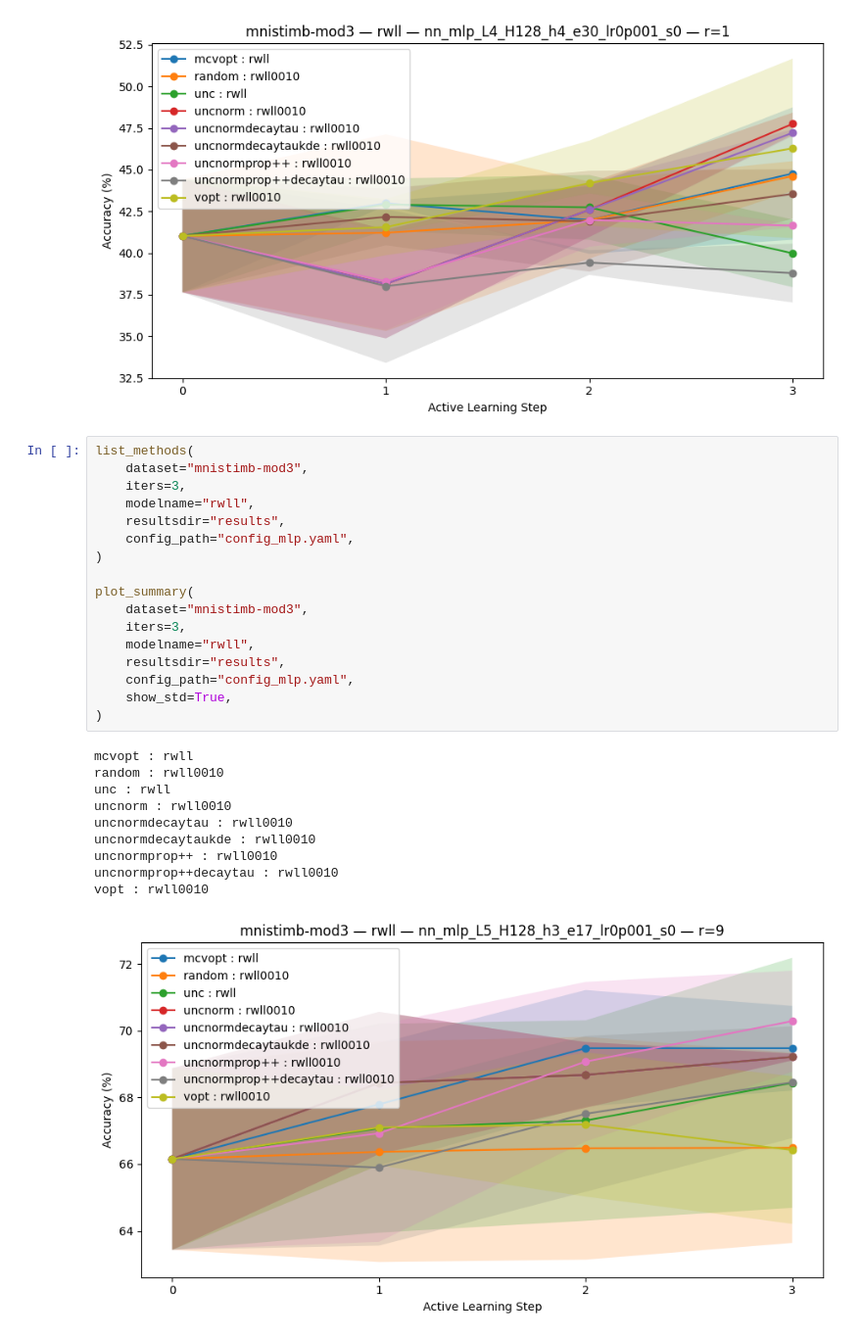
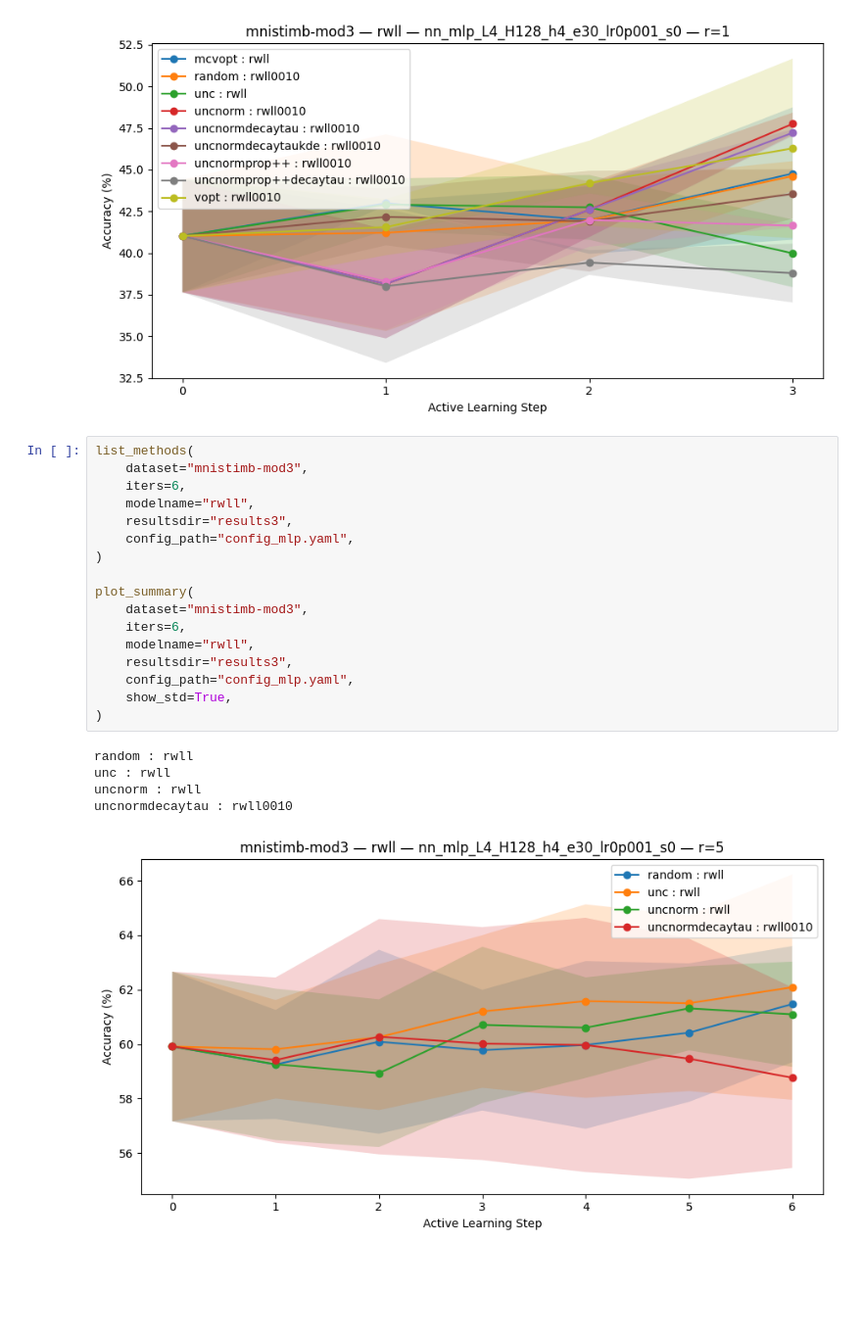
Before and after one commit to mward19/rwll_active_learning, a Jupyter notebook: current_plotting.ipynb, the cells around one changed output. Shown at 98% size. Drawn from its saved outputs; the diff is of its cells as text; blank space fills up the shorter version.

Commit message:
updated config and plotting examples

```diff
--- a/current_plotting.ipynb
+++ b/current_plotting.ipynb
@@ -87,28 +31,23 @@ vopt : rwll0010
 # %%
 list_methods(
     dataset="mnistimb-mod3",
-    iters=3,
+    iters=6,
     modelname="rwll",
-    resultsdir="results",
+    resultsdir="results3",
     config_path="config_mlp.yaml",
 )
 
 plot_summary(
     dataset="mnistimb-mod3",
-    iters=3,
+    iters=6,
     modelname="rwll",
-    resultsdir="results",
+    resultsdir="results3",
     config_path="config_mlp.yaml",
     show_std=True,
 )
 # %% [output]
-mcvopt : rwll
-random : rwll0010
+random : rwll
 unc : rwll
-uncnorm : rwll0010
+uncnorm : rwll
 uncnormdecaytau : rwll0010
-uncnormdecaytaukde : rwll0010
-uncnormprop++ : rwll0010
-uncnormprop++decaytau : rwll0010
-vopt : rwll0010
-[figure, old version]
+[figure, new version]
```
Also changed, not shown: parts of 4 cells of this notebook, 1 other file.
